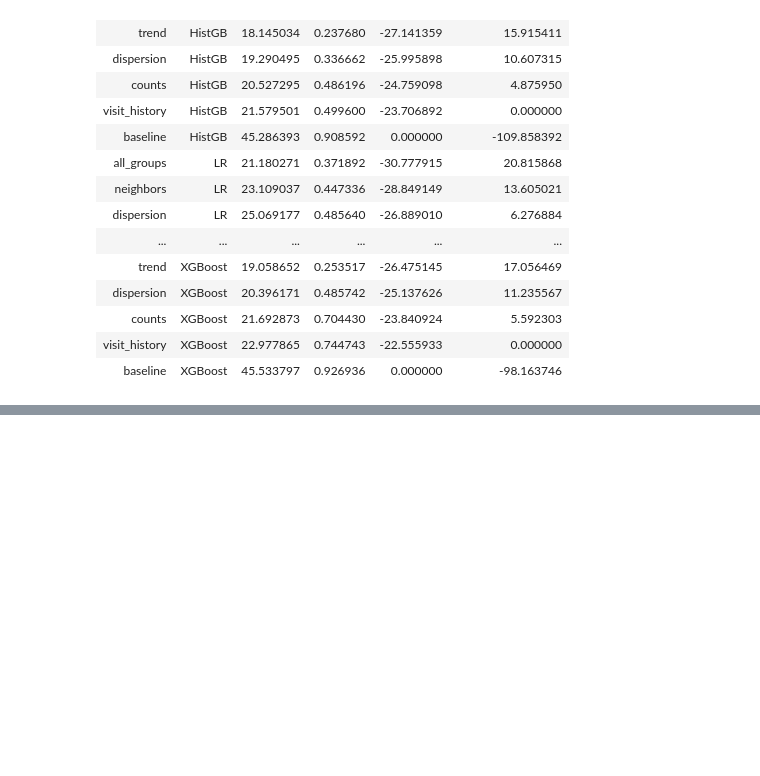
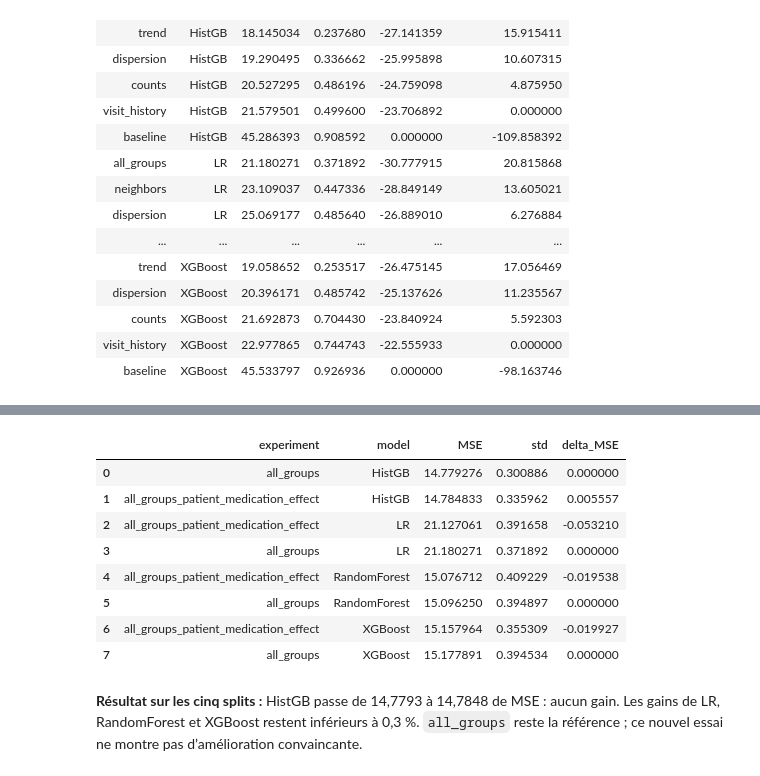
Before and after one commit to luc-polo/Challenge_Parkinson_disease, a Jupyter notebook: exploration/features_engineering.ipynb, the cells around one changed output, grey strips where cells are left out. Saved outputs shown, nothing was run; the diff lists cells and outputs as text; code cells hidden in the pictures; blank space fills up the shorter version.

Commit message:
tried a new modelizartion of ledd effect, it failed

```diff
--- a/exploration/features_engineering.ipynb
+++ b/exploration/features_engineering.ipynb
@@ -163,12 +163,22 @@ feature_imputer = SimpleImputer(
 ).set_output(transform="pandas")
 feature_experiments = {"baseline": pd.DataFrame(index=X.index)}
 
-def evaluate_features(experiments):
+def evaluate_features(experiments, reference="baseline"):
     scores = []
     for experiment, features in experiments.items():
         for fold in clean_folds:
-            train = fold["X_train"].join(features)
-            validation = fold["X_val"].join(features)
+            # Une fonction apprend ses features sur le train du fold ; cache partagé entre modèles.
+            if callable(features):
+                cache = fold.setdefault("feature_cache", {})
+                if experiment not in cache:
+                    cache[experiment] = features(
+                        X.loc[fold["X_train"].index], X.loc[fold["X_val"].index]
+                    )
+                train_features, val_features = cache[experiment]
+            else:
+                train_features = val_features = features
+            train = fold["X_train"].join(train_features)
+            validation = fold["X_val"].join(val_features)
             for name, model in models.items():
                 pipeline = make_pipeline(clone(feature_imputer), clone(model))
                 pipeline.fit(train, fold["y_train"])
@@ -178,7 +188,7 @@ def evaluate_features(experiments):
     results = results.groupby(["experiment", "model"], sort=False).agg(
         MSE=("MSE", "mean"), std=("MSE", lambda s: s.std(ddof=0))
     ).reset_index()
-    baseline = results.loc[results["experiment"].eq("baseline")].set_index("model")["MSE"]
+    baseline = results.loc[results["experiment"].eq(reference)].set_index("model")["MSE"]
     results["delta_MSE"] = results["MSE"] - results["model"].map(baseline)
     return results.sort_values(["model", "MSE"]).reset_index(drop=True)
 # %% [markdown]
@@ -273,3 +370,26 @@ results
+# %%
+# Comparaison dédiée : delta_MSE est mesuré par rapport à all_groups, sur les mêmes folds.
+medication_results = evaluate_features(
+    {name: feature_experiments[name] for name in [
+        "all_groups", "all_groups_patient_medication_effect",
+    ]},
+    reference="all_groups",
+)
+medication_results
+# %% [output]
+|  | experiment | model | MSE | std | delta_MSE |
+| 0 | all_groups | HistGB | 14.779276 | 0.300886 | 0.000000 |
+| 1 | all_groups_patient_medication_effect | HistGB | 14.784833 | 0.335962 | 0.005557 |
+| 2 | all_groups_patient_medication_effect | LR | 21.127061 | 0.391658 | -0.053210 |
+| 3 | all_groups | LR | 21.180271 | 0.371892 | 0.000000 |
+| 4 | all_groups_patient_medication_effect | RandomForest | 15.076712 | 0.409229 | -0.019538 |
+| 5 | all_groups | RandomForest | 15.096250 | 0.394897 | 0.000000 |
+| 6 | all_groups_patient_medication_effect | XGBoost | 15.157964 | 0.355309 | -0.019927 |
+| 7 | all_groups | XGBoost | 15.177891 | 0.394534 | 0.000000 |
+# %% [markdown]
+**Résultat sur les cinq splits :** HistGB passe de 14,7793 à 14,7848 de MSE : aucun gain.
+Les gains de LR, RandomForest et XGBoost restent inférieurs à 0,3 %.
+`all_groups` reste la référence ; ce nouvel essai ne montre pas d’amélioration convaincante.
 # %%
 # Entraînement final : preprocessing ajusté sur tout le train, puis appliqué au test.
 X_test = pd.read_csv(DATA_DIR / "X_test_oiZ2ukx.csv")
```
Also changed, not shown: parts of 4 cells of this notebook.
